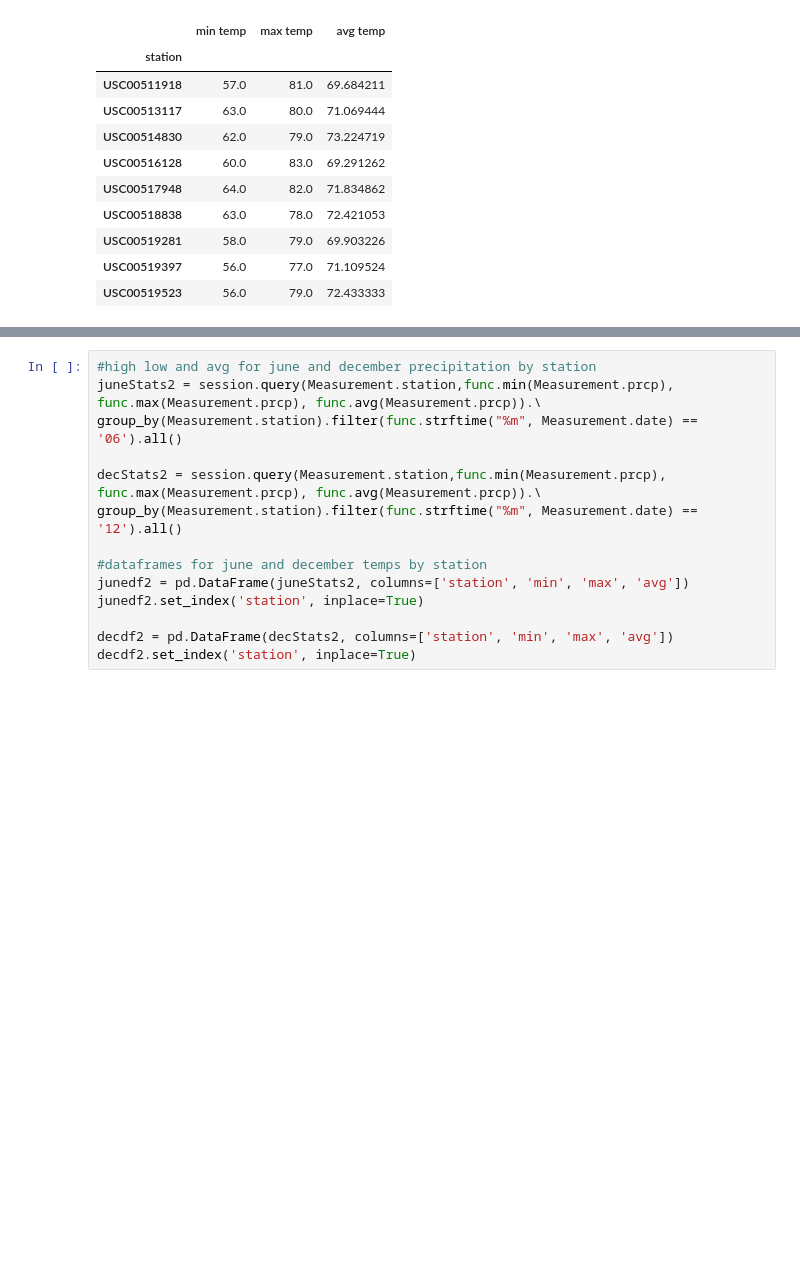
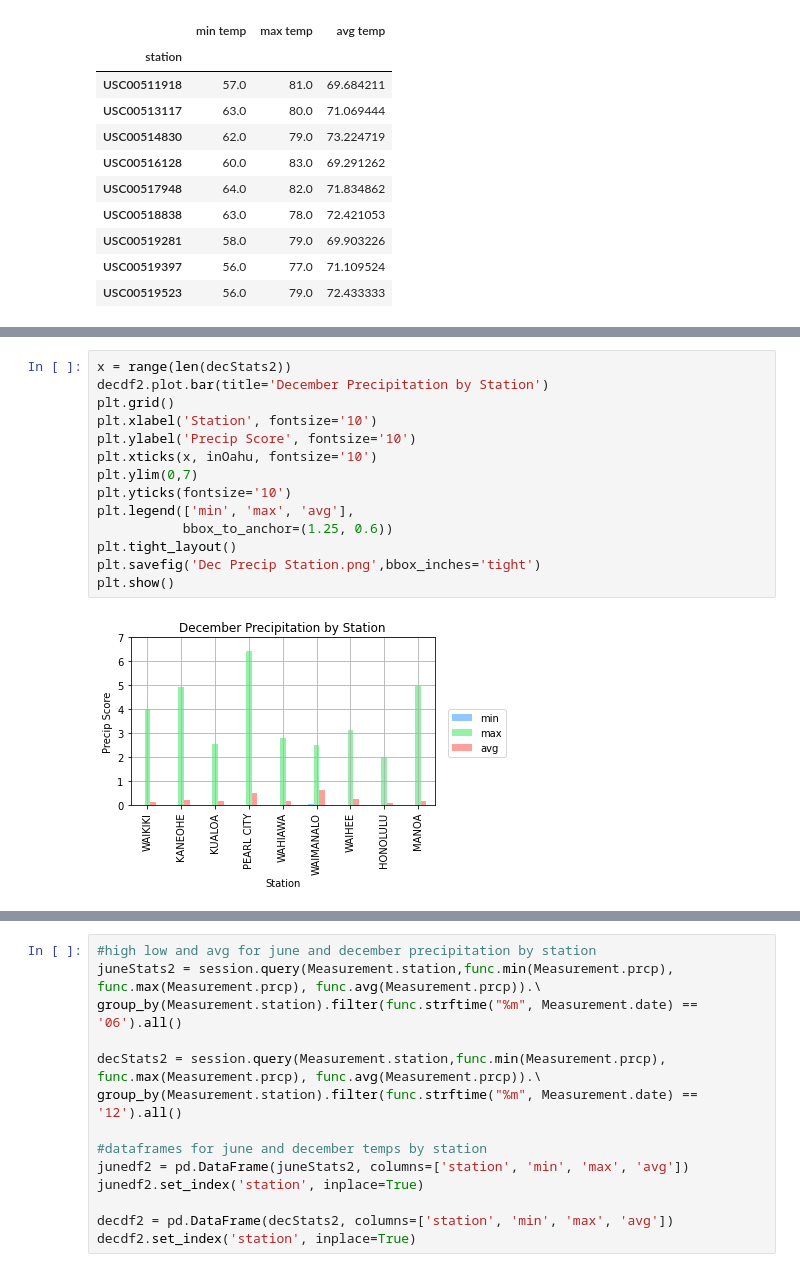
Before and after one commit to annaS000/surfs_up, a Jupyter notebook: SurfsUp_Challenge.ipynb, the cells around one changed output, grey strips where cells are left out. Drawn from its saved outputs; the diff is of its cells as text; blank space fills up the shorter version.

```diff
--- a/SurfsUp_Challenge.ipynb
+++ b/SurfsUp_Challenge.ipynb
@@ -169,3 +217,19 @@ decdf
+# %%
+x = range(len(decStats2))
+decdf2.plot.bar(title='December Precipitation by Station')
+plt.grid()
+plt.xlabel('Station', fontsize='10')
+plt.ylabel('Precip Score', fontsize='10')
+plt.xticks(x, inOahu, fontsize='10')
+plt.ylim(0,7)
+plt.yticks(fontsize='10')
+plt.legend(['min', 'max', 'avg'],
+           bbox_to_anchor=(1.25, 0.6))
+plt.tight_layout()
+plt.savefig('Dec Precip Station.png',bbox_inches='tight')
+plt.show()
+# %% [output]
+[figure, added]
 # %%
 #line graphs
 fig, ax = plt.subplots()
```
Also changed, not shown: parts of 11 cells of this notebook, 4 other files.
